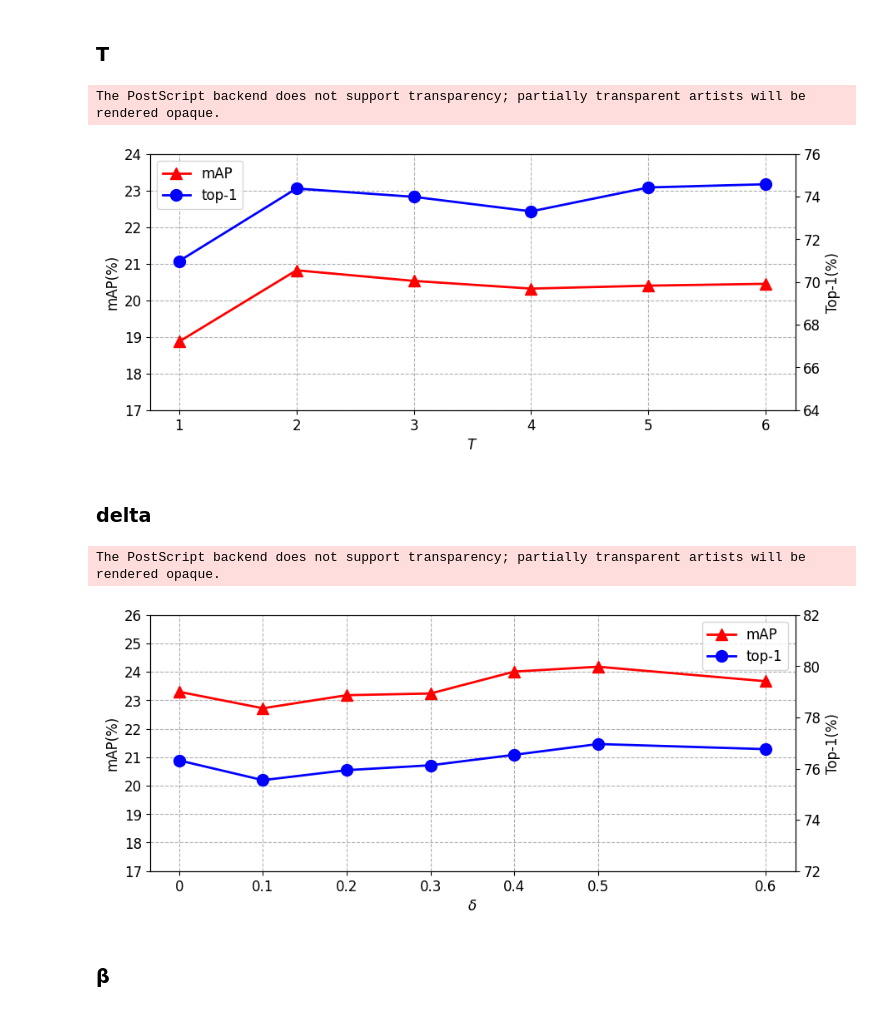
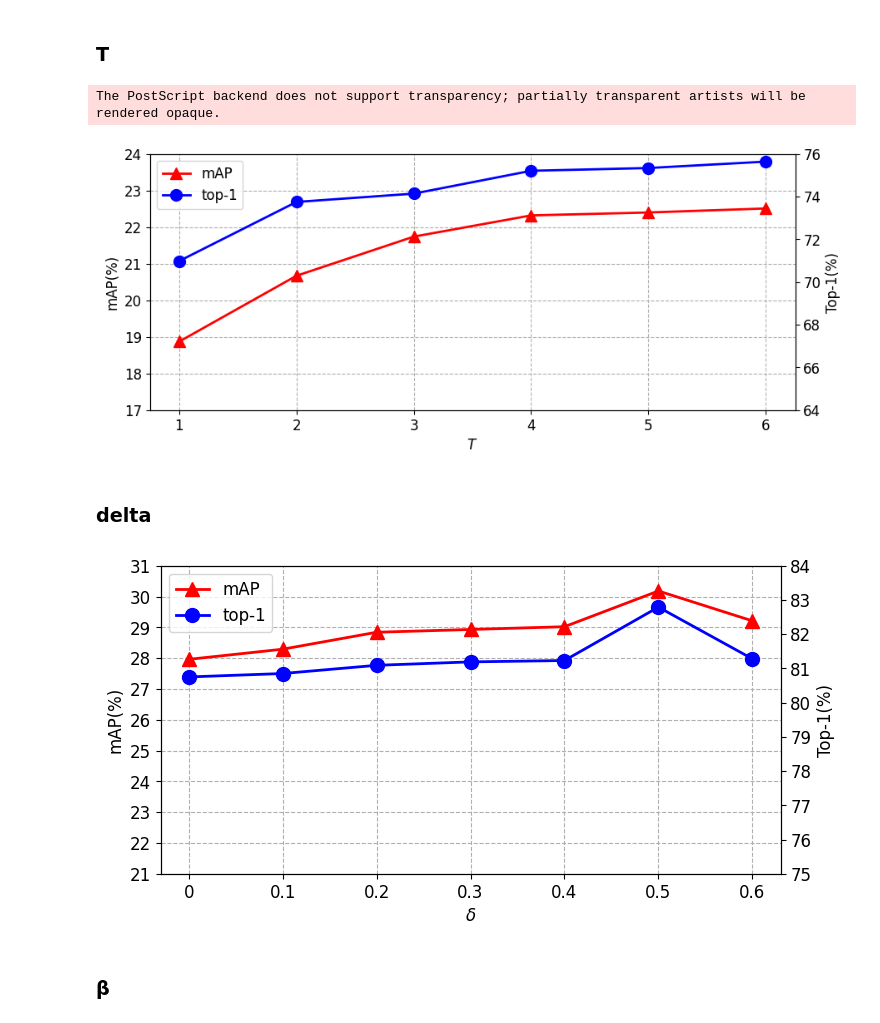
Before and after one commit to JackFlying/DNFNet_release, a Jupyter notebook: tools/visualize/vis_paper_figure/vis_hyper_parameter.ipynb, the cells around one changed output. Saved outputs shown, nothing was run; the diff lists cells and outputs as text; code cells hidden in the pictures.

```diff
--- a/tools/visualize/vis_paper_figure/vis_hyper_parameter.ipynb
+++ b/tools/visualize/vis_paper_figure/vis_hyper_parameter.ipynb
@@ -57,8 +60,8 @@ x = np.array([1, 2, 3, 4, 5, 6])
 # mAP = np.array([21.37, 22.35, 22.06, 21.85, 21.93, 21.98])
 # top_1 = np.array([73.75, 76.08, 75.69, 75.01, 76.13, 76.28])
 
-mAP = np.array([18.87, 20.82, 20.53, 20.32, 20.4 , 20.45])
-top_1 = np.array([70.98, 74.38, 73.99, 73.31, 74.43, 74.58])
+mAP = np.array([18.87, 20.67, 21.74, 22.32, 22.40, 22.51])
+top_1 = np.array([70.98, 73.75, 74.14, 75.21, 75.34, 75.64])
 
 plt.figure(figsize=(10, 4), dpi=100)
 plt.grid(linestyle="--")  # 设置背景网格线为虚线
@@ -85,7 +88,7 @@ plt.savefig('../file/T.eps', dpi=100, format='eps', bbox_inches='tight', pad_inc
 plt.show()
 # %% [output]
 The PostScript backend does not support transparency; partially transparent artists will be rendered opaque.
-[figure, old version]
+[figure, new version]
 # %% [markdown]
 ### delta
 # %%
@@ -94,42 +97,45 @@ The PostScript backend does not support transparency; partially transparent arti
 import numpy as np
 import matplotlib.pyplot as plt
 
 plt.rcParams['font.sans-serif'] = ['Arial']  # 如果要显示中文字体,则在此处设为：SimHei
 plt.rcParams['axes.unicode_minus'] = False  # 显示负号
 
-x = np.array([0, 0.1, 0.2, 0.3, 0.4, 0.5, 0.7])
+x = np.array([0, 0.1, 0.2, 0.3, 0.4, 0.5, 0.6])
 
-mAP = np.array([23.30, 22.72, 23.18, 23.24, 24.01, 24.18, 23.67])
-top_1 = np.array([76.32, 75.55, 75.94, 76.13, 76.54, 76.96, 76.76])
+# mAP = np.array([23.30, 22.72, 23.18, 23.24, 24.01, 24.18, 23.67])
+# top_1 = np.array([76.32, 75.55, 75.94, 76.13, 76.54, 76.96, 76.76])
 
 # mAP = np.array([22.35, 22.67, 22.68, 23.13, 22.82, 23.73])
 # top_1 = np.array([76.08, 75.21, 75.45, 77.20, 76.23, 77.30])
 
-plt.figure(figsize=(10, 4), dpi=100)
+mAP = np.array([27.96, 28.29, 28.84, 28.93, 29.02, 30.18, 29.21])
+top_1 = np.array([80.75, 80.85, 81.09, 81.19, 81.23, 82.79, 81.28])
+
+
+plt.figure(figsize=(8, 4), dpi=100)
 plt.grid(linestyle="--")  # 设置背景网格线为虚线
 line1 = plt.plot(x, mAP, marker='^', markersize=10, color="red", label="mAP", linewidth=2)
 
 group_labels = [0, 0.1, 0.2, 0.3, 0.4, 0.5, 0.6]  # x轴刻度的标识
 plt.xticks(x, group_labels, fontsize=12)  # 默认字体大小为10
-plt.yticks(fontsize=12, ticks=np.arange(17, 27, 1))
+plt.yticks(fontsize=12, ticks=np.arange(21, 32, 1))
 plt.xlabel("$δ$", fontsize=12)
 plt.ylabel("mAP(%)", fontsize=12)
 
 ax2 = plt.twinx()
 line2 = ax2.plot(x, top_1, marker='o', markersize=10, color="blue", label="top-1", linewidth=2)
 ax2.set_ylabel('Top-1(%)', fontsize=12)   #设置Y2轴标题
 ax2.tick_params(labelsize=12)
-ax2.set_ylim(72, 82)
+ax2.set_ylim(75, 84)
 
 lines = line1 + line2
 labs = [l.get_label() for l in lines]
 plt.legend(lines, labs, loc=0, prop = {'size':12})
 # plt.savefig('./filename.jpg', format='jpg', bbox_inches='tight')  # 建议保存为svg格式,再用inkscape转为矢量图emf后插入word中
-plt.savefig('../file/delta.eps', dpi=100, format='eps', bbox_inches='tight', pad_inches=0)
+# plt.savefig('../file/delta.eps', dpi=100, format='eps', bbox_inches='tight', pad_inches=0)
 plt.show()
 # %% [output]
-The PostScript backend does not support transparency; partially transparent artists will be rendered opaque.
-[figure, old version]
+[figure, new version]
 # %% [markdown]
 ### β
 # %%
```
Also changed, not shown: parts of 2 cells of this notebook, 15 other files.
